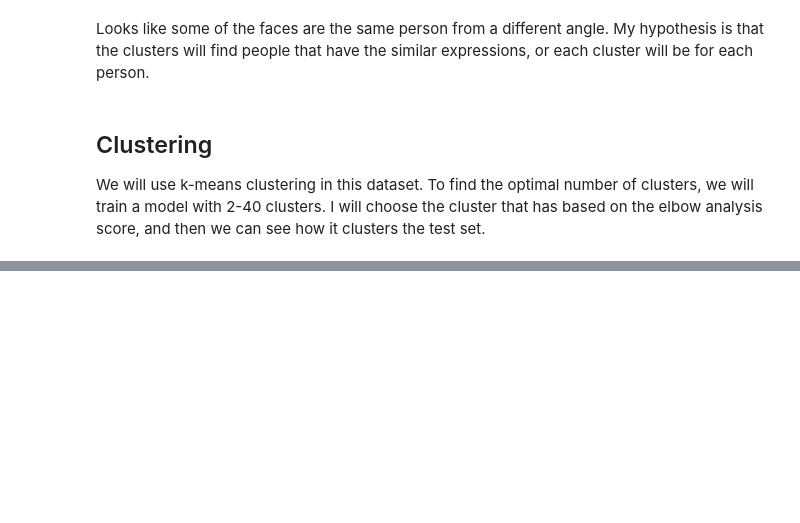
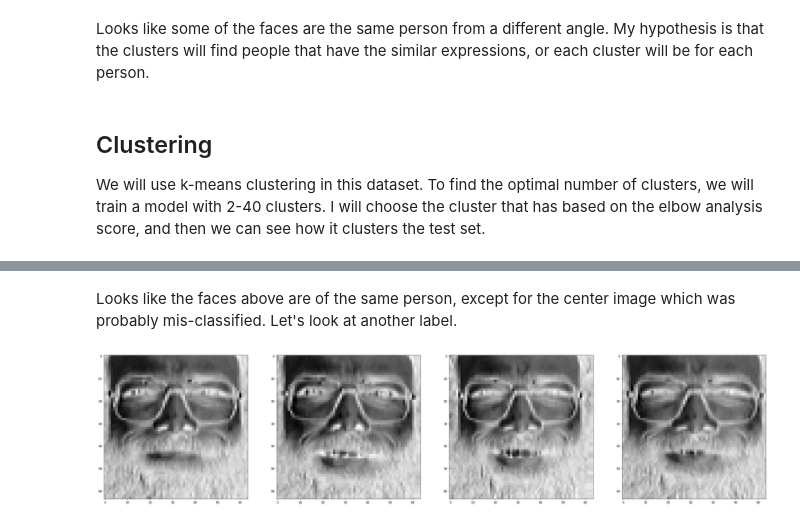
Before and after one commit to knolasco/Intro_to_ML_Course, a Jupyter notebook: Module5/OlvettiUnsupervised.ipynb, the cells around one changed output, grey strips where cells are left out. Cells and saved outputs as stored; diff of their text form; code cells hidden in the pictures; blank space fills up the shorter version.

```diff
--- a/Module5/OlvettiUnsupervised.ipynb
+++ b/Module5/OlvettiUnsupervised.ipynb
@@ -210,0 +284,6 @@ Time elapsed : 0:00:16.153242
+# %% [markdown]
+Looks like the faces above are of the same person, except for the center image which was probably mis-classified. Let's look at another label.
+# %%
+plot_clustered_label(label = 8, model = my_model, X = X_train)
+# %% [output]
+[figure, added]
```
Also changed, not shown: parts of 18 cells of this notebook.
